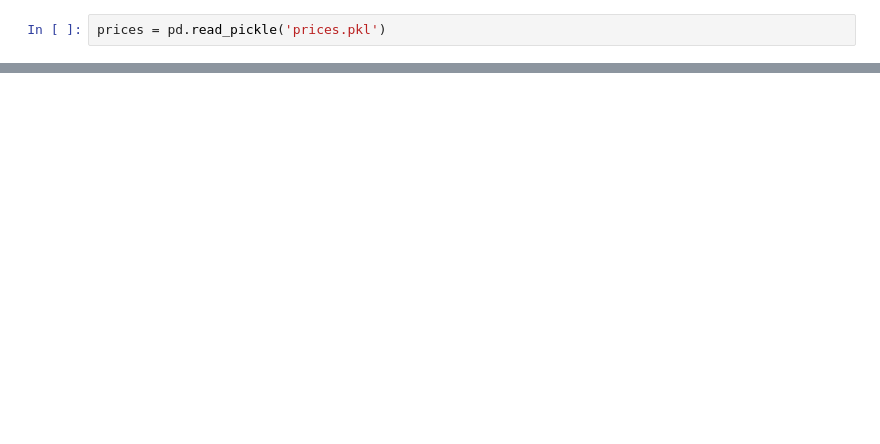
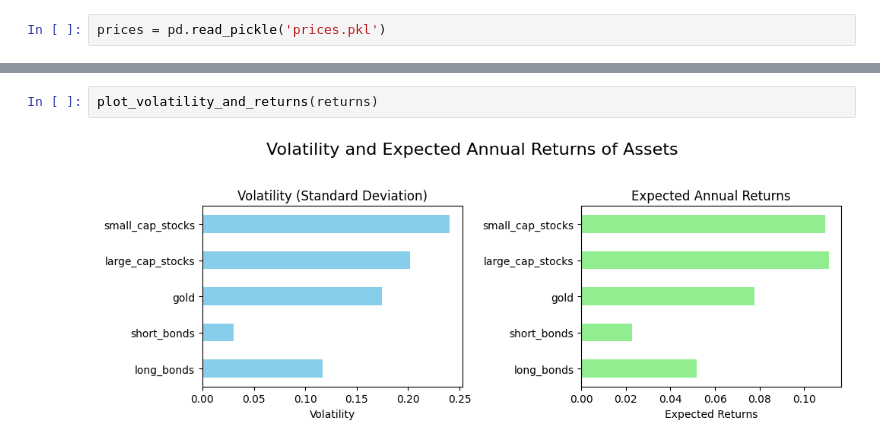
Before and after one commit to chomiczdawid/applied-finance, a Jupyter notebook: Modern Portfolio Theory/case_study.ipynb, the cells around one changed output, grey strips where cells are left out. Cells and saved outputs as stored; diff of their text form; blank space fills up the shorter version.

```diff
--- a/Modern Portfolio Theory/case_study.ipynb
+++ b/Modern Portfolio Theory/case_study.ipynb
@@ -266,0 +77,4 @@ Name: 3484, dtype: float64
+# %%
+plot_volatility_and_returns(returns)
+# %% [output]
+[figure, added]
```
Also changed, not shown: parts of 61 cells of this notebook, 1 other file.
